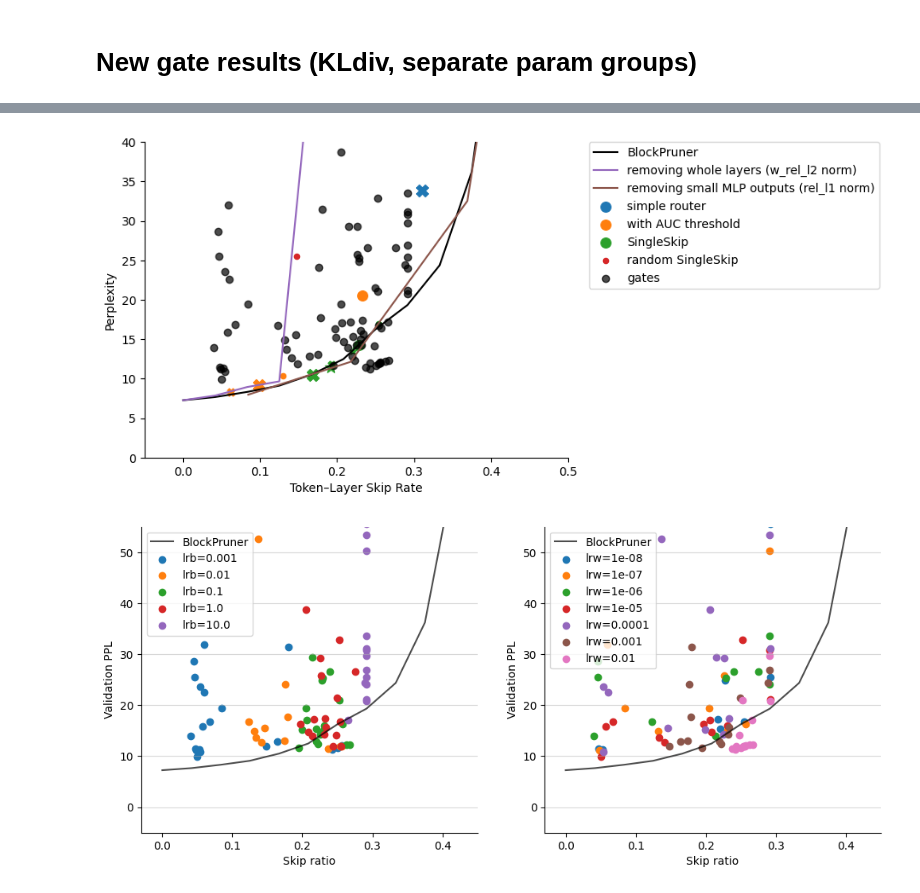
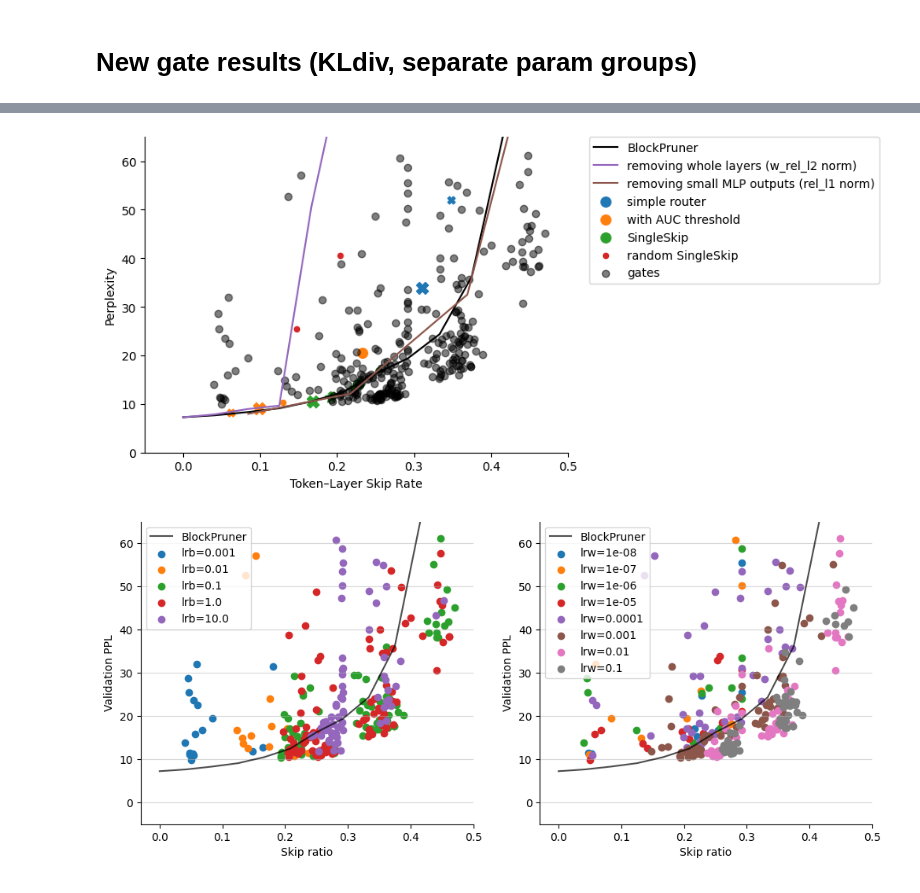
Before and after one commit to chutnakova5/Adaptive-layer-skipping, a Jupyter notebook: results.ipynb, the cells around one changed output, grey strips where cells are left out. Cells and saved outputs as stored; diff of their text form; code cells hidden in the pictures.

```diff
--- a/results.ipynb
+++ b/results.ipynb
@@ -386,4 +386,9 @@ plt.show()
 # %% [markdown]
 # New gate results (KLdiv, separate param groups)
 # %%
-gate_results = pd.read_csv('results/kl_gate_training_128.csv')
+gate_results = pd.concat([
+    pd.read_csv('results/kl_gate_training_128.csv'),
+    pd.read_csv('results/kl_gate_training_256.csv'),
+    pd.read_csv('results/kl_gate_training_512.csv')
+])
+gate_results.to_csv('results/kl_gate_training.csv', index=False)
@@ -440,12 +444,14 @@ plt.scatter(results['singleskip_rnd'].loc[:, 'del_ratio'], results['singleskip_r
 
 ###
 
-plt.scatter(gate_results.skip_ratio, gate_results.val_ppl, c='black', alpha=0.7, label='gates')
+plt.scatter(gate_results.skip_ratio, gate_results.val_ppl, c='black', alpha=0.5, label='gates')
+
+# plt.scatter(gate_results_best.skip_ratio, gate_results_best.val_ppl, c='black', alpha=0.5, label='gates')
 
 ###
 
 plt.xlim((-0.05, 0.5))
-plt.ylim((0, 40))
+plt.ylim((0, 65))
 
 plt.xlabel('Token–Layer Skip Rate')
 plt.ylabel('Perplexity')
@@ -454,23 +460,23 @@ plt.ylabel('Perplexity')
 plt.legend(bbox_to_anchor=(1.05, 1), loc='upper left', borderaxespad=0.)
 sns.despine();
 # %% [output]
-[figure, old version]
+[figure, new version]
 # %%
-results_df = gate_results
+# results_df = gate_results
 fig, ax = plt.subplots(1, 2, figsize=(12, 5))
 
 for i, param in enumerate(("lrb", "lrw")):
     ax[i].plot(block_pruner.loc[:13, 'del_ratio'], block_pruner.loc[:13, 'perplexity'], c='black', alpha=0.7, label='BlockPruner')
     for x, group in results_df.groupby(param):
         ax[i].scatter(group["skip_ratio"], group["val_ppl"],
                     label=f"{param}={x}")
-    ax[i].set_xlim((-0.03, 0.45))
-    ax[i].set_ylim((-5, 55))
+    ax[i].set_xlim((-0.03, 0.5))
+    ax[i].set_ylim((-5, 65))
     ax[i].grid(axis='y', alpha=0.5)
     ax[i].set_xlabel("Skip ratio")
     ax[i].set_ylabel("Validation PPL")
     ax[i].legend(title=param)
     ax[i].legend(loc="upper left")
     sns.despine()
 # %% [output]
-[figure, old version]
+[figure, new version]
```
Also changed, not shown: parts of 8 cells of this notebook, 7 other files.
